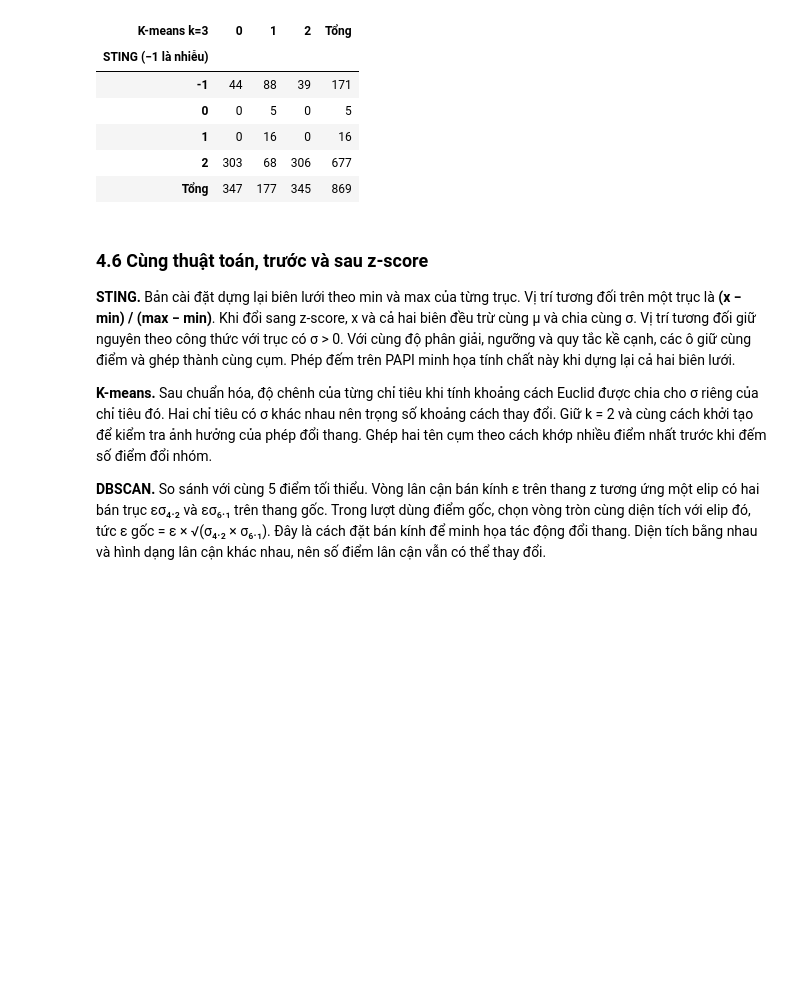
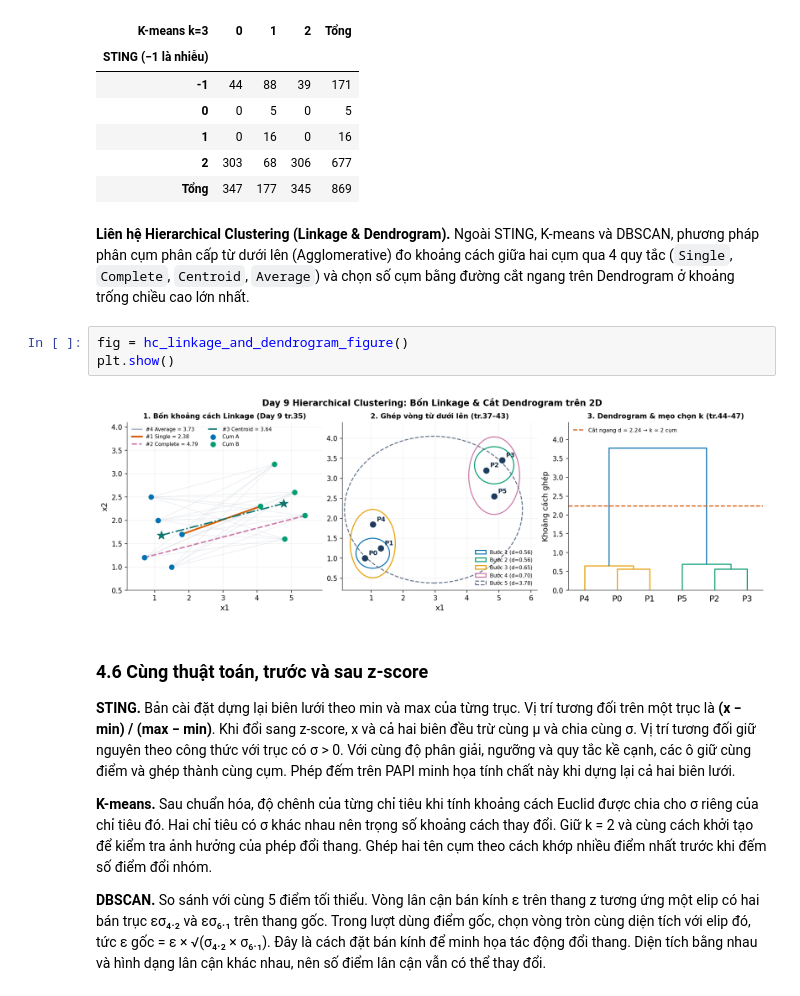
Before and after one commit to JasonTM17/Grid_Based_Sociology, a Jupyter notebook: notebooks/Nhom15_GiuaKy_STING_PAPI.ipynb, the cells around one changed output. Drawn from its saved outputs; the diff is of its cells as text; blank space fills up the shorter version.

```diff
--- a/notebooks/Nhom15_GiuaKy_STING_PAPI.ipynb
+++ b/notebooks/Nhom15_GiuaKy_STING_PAPI.ipynb
@@ -494,6 +527,17 @@ Cụm STING lớn nhất: 677 điểm. K-means k=3 chia các điểm này thành
 | 1 | 0 | 16 | 0 | 16 |
 | 2 | 303 | 68 | 306 | 677 |
 | Tổng | 347 | 177 | 345 | 869 |
+# %% [markdown]
+**Liên hệ Hierarchical Clustering (Linkage & Dendrogram).** Ngoài STING,
+K-means và DBSCAN, phương pháp phân cụm phân cấp từ dưới lên (Agglomerative)
+đo khoảng cách giữa hai cụm qua 4 quy tắc (`Single`, `Complete`, `Centroid`,
+`Average`) và chọn số cụm bằng đường cắt ngang trên Dendrogram ở khoảng
+trống chiều cao lớn nhất.
+# %%
+fig = hc_linkage_and_dendrogram_figure()
+plt.show()
+# %% [output]
+[figure, added]
 # %% [markdown]
 ### 4.6 Cùng thuật toán, trước và sau z-score
 
```
Also changed, not shown: parts of 4 cells of this notebook, 13 other files.
